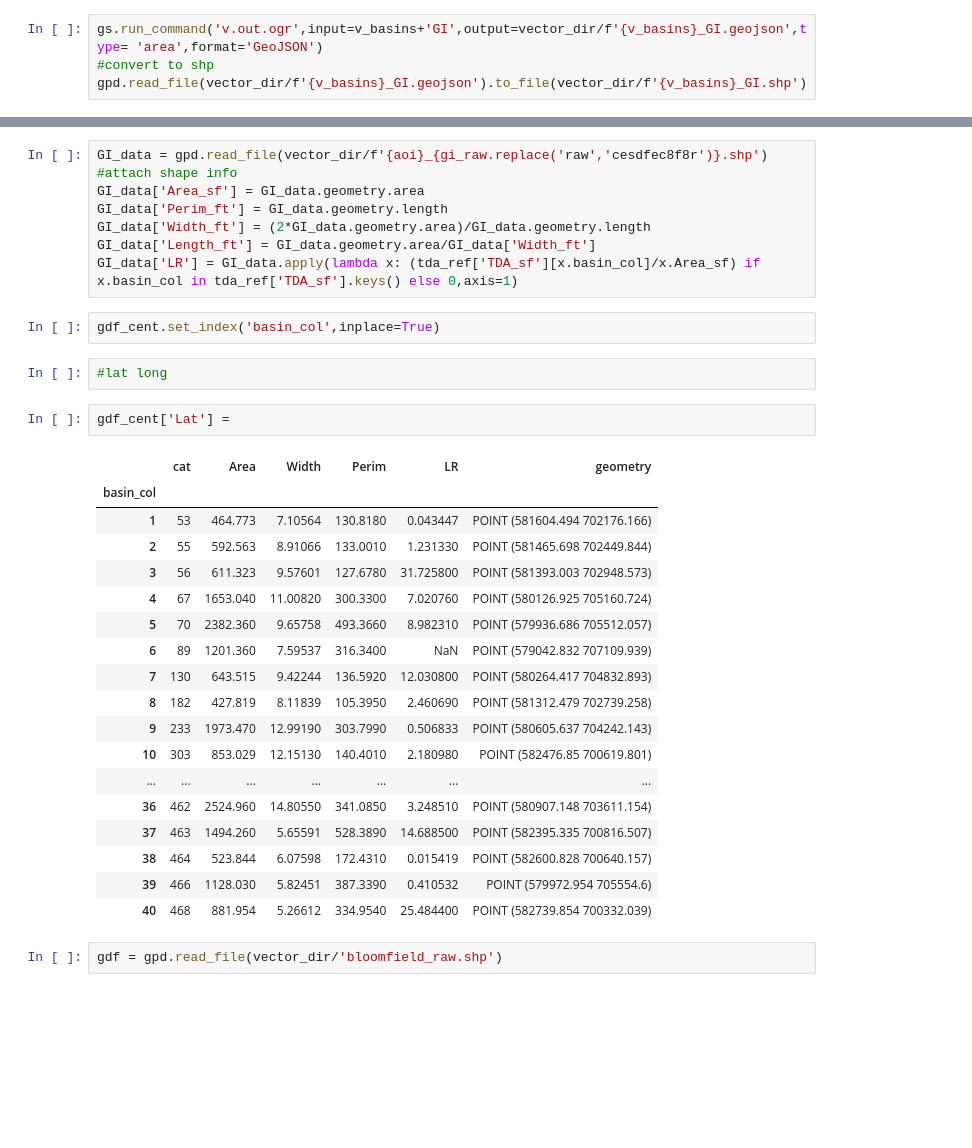
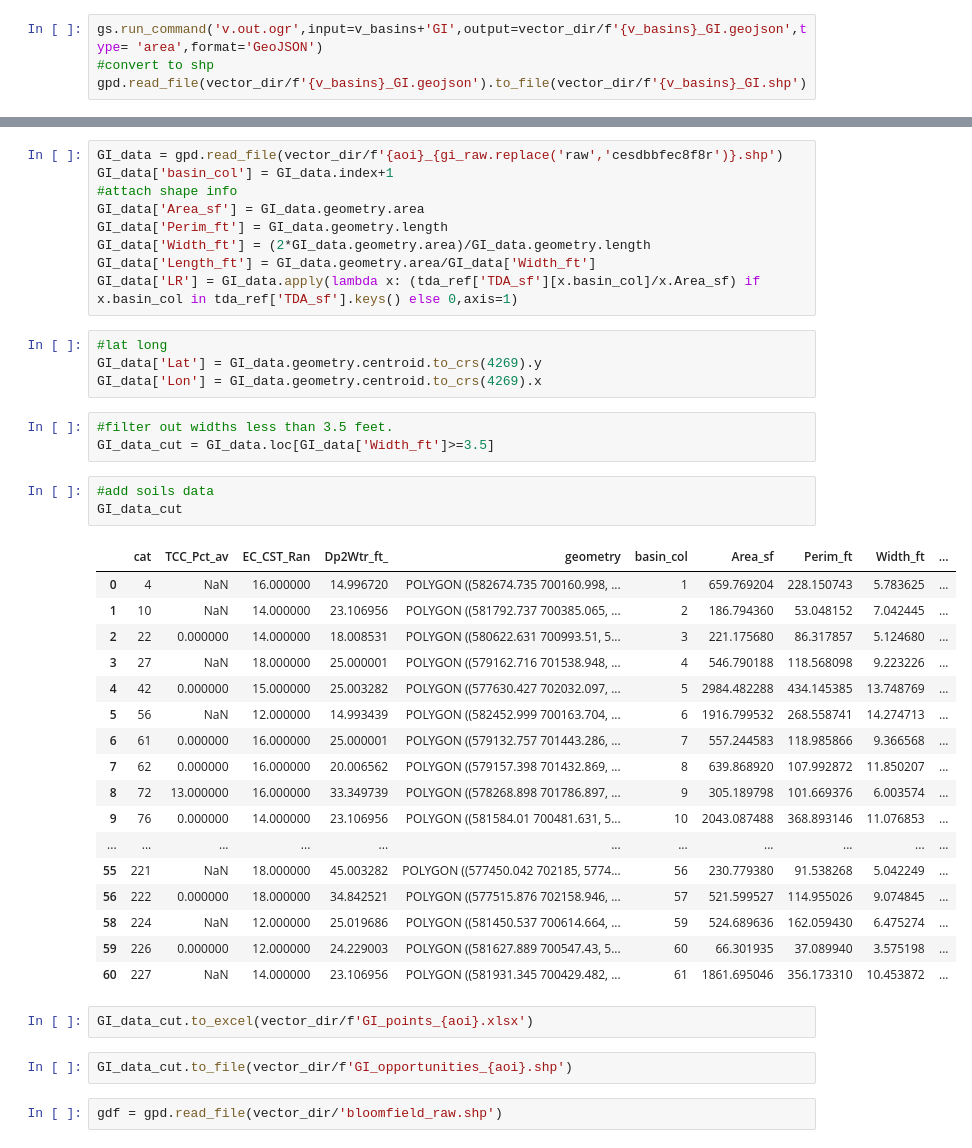
Before and after one commit to csmithnv5/dem_prep, a Jupyter notebook: notebooks/temp_essex.ipynb, the cells around one changed output, grey strips where cells are left out. Cells and saved outputs as stored; diff of their text form; blank space fills up the shorter version.

```diff
--- a/notebooks/temp_essex.ipynb
+++ b/notebooks/temp_essex.ipynb
@@ -308,36 +305,44 @@ tda_ref = basin_data[['TDA_sf']].to_dict()
 # %%
-GI_data = gpd.read_file(vector_dir/f'{aoi}_{gi_raw.replace('raw','cesdfec8f8r')}.shp')
+GI_data = gpd.read_file(vector_dir/f'{aoi}_{gi_raw.replace('raw','cesdbbfec8f8r')}.shp')
+GI_data['basin_col'] = GI_data.index+1
 #attach shape info
 GI_data['Area_sf'] = GI_data.geometry.area
 GI_data['Perim_ft'] = GI_data.geometry.length
 GI_data['Width_ft'] = (2*GI_data.geometry.area)/GI_data.geometry.length
 GI_data['Length_ft'] = GI_data.geometry.area/GI_data['Width_ft']
 GI_data['LR'] = GI_data.apply(lambda x: (tda_ref['TDA_sf'][x.basin_col]/x.Area_sf) if x.basin_col in tda_ref['TDA_sf'].keys() else 0,axis=1)
-# %%
-gdf_cent.set_index('basin_col',inplace=True)
-# %%
-#lat long
-# %%
-gdf_cent['Lat'] =
-# %% [output]
-|  | cat | Area | Width | Perim | LR | geometry |
-| basin_col |  |  |  |  |  |  |
-| 1 | 53 | 464.773 | 7.10564 | 130.8180 | 0.043447 | POINT (581604.494 702176.166) |
-| 2 | 55 | 592.563 | 8.91066 | 133.0010 | 1.231330 | POINT (581465.698 702449.844) |
-| 3 | 56 | 611.323 | 9.57601 | 127.6780 | 31.725800 | POINT (581393.003 702948.573) |
-| 4 | 67 | 1653.040 | 11.00820 | 300.3300 | 7.020760 | POINT (580126.925 705160.724) |
-| 5 | 70 | 2382.360 | 9.65758 | 493.3660 | 8.982310 | POINT (579936.686 705512.057) |
-| 6 | 89 | 1201.360 | 7.59537 | 316.3400 | NaN | POINT (579042.832 707109.939) |
-| 7 | 130 | 643.515 | 9.42244 | 136.5920 | 12.030800 | POINT (580264.417 704832.893) |
-| 8 | 182 | 427.819 | 8.11839 | 105.3950 | 2.460690 | POINT (581312.479 702739.258) |
-| 9 | 233 | 1973.470 | 12.99190 | 303.7990 | 0.506833 | POINT (580605.637 704242.143) |
-| 10 | 303 | 853.029 | 12.15130 | 140.4010 | 2.180980 | POINT (582476.85 700619.801) |
-| ... | ... | ... | ... | ... | ... | ... |
-| 36 | 462 | 2524.960 | 14.80550 | 341.0850 | 3.248510 | POINT (580907.148 703611.154) |
-| 37 | 463 | 1494.260 | 5.65591 | 528.3890 | 14.688500 | POINT (582395.335 700816.507) |
-| 38 | 464 | 523.844 | 6.07598 | 172.4310 | 0.015419 | POINT (582600.828 700640.157) |
-| 39 | 466 | 1128.030 | 5.82451 | 387.3390 | 0.410532 | POINT (579972.954 705554.6) |
-| 40 | 468 | 881.954 | 5.26612 | 334.9540 | 25.484400 | POINT (582739.854 700332.039) |
+# %%
+#lat long
+GI_data['Lat'] = GI_data.geometry.centroid.to_crs(4269).y
+GI_data['Lon'] = GI_data.geometry.centroid.to_crs(4269).x
+# %%
+#filter out widths less than 3.5 feet.
+GI_data_cut = GI_data.loc[GI_data['Width_ft']>=3.5]
+# %%
+#add soils data
+GI_data_cut
+# %% [output]
+|  | cat | TCC_Pct_av | EC_CST_Ran | Dp2Wtr_ft_ | geometry | basin_col | Area_sf | Perim_ft | Width_ft | ... |
+| 0 | 4 | NaN | 16.000000 | 14.996720 | POLYGON ((582674.735 700160.998, ... | 1 | 659.769204 | 228.150743 | 5.783625 | ... |
+| 1 | 10 | NaN | 14.000000 | 23.106956 | POLYGON ((581792.737 700385.065, ... | 2 | 186.794360 | 53.048152 | 7.042445 | ... |
+| 2 | 22 | 0.000000 | 14.000000 | 18.008531 | POLYGON ((580622.631 700993.51, 5... | 3 | 221.175680 | 86.317857 | 5.124680 | ... |
+| 3 | 27 | NaN | 18.000000 | 25.000001 | POLYGON ((579162.716 701538.948, ... | 4 | 546.790188 | 118.568098 | 9.223226 | ... |
+| 4 | 42 | 0.000000 | 15.000000 | 25.003282 | POLYGON ((577630.427 702032.097, ... | 5 | 2984.482288 | 434.145385 | 13.748769 | ... |
+| 5 | 56 | NaN | 12.000000 | 14.993439 | POLYGON ((582452.999 700163.704, ... | 6 | 1916.799532 | 268.558741 | 14.274713 | ... |
+| 6 | 61 | 0.000000 | 16.000000 | 25.000001 | POLYGON ((579132.757 701443.286, ... | 7 | 557.244583 | 118.985866 | 9.366568 | ... |
+| 7 | 62 | 0.000000 | 16.000000 | 20.006562 | POLYGON ((579157.398 701432.869, ... | 8 | 639.868920 | 107.992872 | 11.850207 | ... |
+| 8 | 72 | 13.000000 | 16.000000 | 33.349739 | POLYGON ((578268.898 701786.897, ... | 9 | 305.189798 | 101.669376 | 6.003574 | ... |
+| 9 | 76 | 0.000000 | 14.000000 | 23.106956 | POLYGON ((581584.01 700481.631, 5... | 10 | 2043.087488 | 368.893146 | 11.076853 | ... |
+| ... | ... | ... | ... | ... | ... | ... | ... | ... | ... | ... |
+| 55 | 221 | NaN | 18.000000 | 45.003282 | POLYGON ((577450.042 702185, 5774... | 56 | 230.779380 | 91.538268 | 5.042249 | ... |
+| 56 | 222 | 0.000000 | 18.000000 | 34.842521 | POLYGON ((577515.876 702158.946, ... | 57 | 521.599527 | 114.955026 | 9.074845 | ... |
+| 58 | 224 | NaN | 12.000000 | 25.019686 | POLYGON ((581450.537 700614.664, ... | 59 | 524.689636 | 162.059430 | 6.475274 | ... |
+| 59 | 226 | 0.000000 | 12.000000 | 24.229003 | POLYGON ((581627.889 700547.43, 5... | 60 | 66.301935 | 37.089940 | 3.575198 | ... |
+| 60 | 227 | NaN | 14.000000 | 23.106956 | POLYGON ((581931.345 700429.482, ... | 61 | 1861.695046 | 356.173310 | 10.453872 | ... |
+# %%
+GI_data_cut.to_excel(vector_dir/f'GI_points_{aoi}.xlsx')
+# %%
+GI_data_cut.to_file(vector_dir/f'GI_opportunities_{aoi}.shp')
 # %%
 gdf = gpd.read_file(vector_dir/'bloomfield_raw.shp')
 # %%
```
Also changed, not shown: parts of 22 cells of this notebook, 1 other file.
